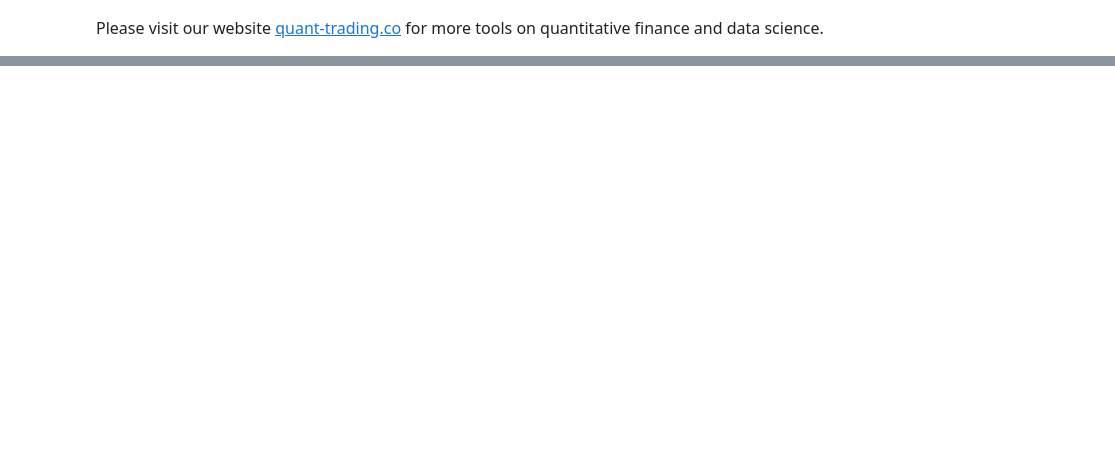
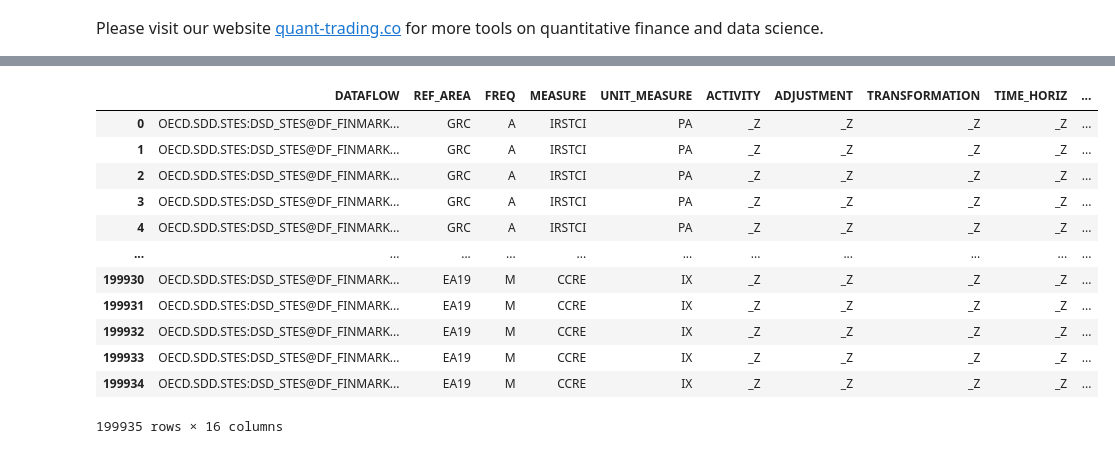
Before and after one commit to Quant-TradingCO/Download_data, a Jupyter notebook: OECD.ipynb, the cells around one changed output, grey strips where cells are left out. Drawn from its saved outputs; the diff is of its cells as text; code cells hidden in the pictures; blank space fills up the shorter version.

```diff
--- a/OECD.ipynb
+++ b/OECD.ipynb
@@ -341,0 +38,23 @@ If this content is helpful and you want to make a donation please click on the b
+# %%
+import pandas as pd
+
+def get_from_oecd(sdmx_query):
+    return pd.read_csv(f"https://stats.oecd.org/SDMX-JSON/data/{sdmx_query}?contentType=csv")
+
+
+df = get_from_oecd("MEI_FIN")
+df
+# %% [output]
+|  | DATAFLOW | REF_AREA | FREQ | MEASURE | UNIT_MEASURE | ACTIVITY | ADJUSTMENT | TRANSFORMATION | TIME_HORIZ | ... |
+| 0 | OECD.SDD.STES:DSD_STES@DF_FINMARK... | GRC | A | IRSTCI | PA | _Z | _Z | _Z | _Z | ... |
+| 1 | OECD.SDD.STES:DSD_STES@DF_FINMARK... | GRC | A | IRSTCI | PA | _Z | _Z | _Z | _Z | ... |
+| 2 | OECD.SDD.STES:DSD_STES@DF_FINMARK... | GRC | A | IRSTCI | PA | _Z | _Z | _Z | _Z | ... |
+| 3 | OECD.SDD.STES:DSD_STES@DF_FINMARK... | GRC | A | IRSTCI | PA | _Z | _Z | _Z | _Z | ... |
+| 4 | OECD.SDD.STES:DSD_STES@DF_FINMARK... | GRC | A | IRSTCI | PA | _Z | _Z | _Z | _Z | ... |
+| ... | ... | ... | ... | ... | ... | ... | ... | ... | ... | ... |
+| 199930 | OECD.SDD.STES:DSD_STES@DF_FINMARK... | EA19 | M | CCRE | IX | _Z | _Z | _Z | _Z | ... |
+| 199931 | OECD.SDD.STES:DSD_STES@DF_FINMARK... | EA19 | M | CCRE | IX | _Z | _Z | _Z | _Z | ... |
+| 199932 | OECD.SDD.STES:DSD_STES@DF_FINMARK... | EA19 | M | CCRE | IX | _Z | _Z | _Z | _Z | ... |
+| 199933 | OECD.SDD.STES:DSD_STES@DF_FINMARK... | EA19 | M | CCRE | IX | _Z | _Z | _Z | _Z | ... |
+| 199934 | OECD.SDD.STES:DSD_STES@DF_FINMARK... | EA19 | M | CCRE | IX | _Z | _Z | _Z | _Z | ... |
+199935 rows × 16 columns
```
Also changed, not shown: parts of 53 cells of this notebook.
